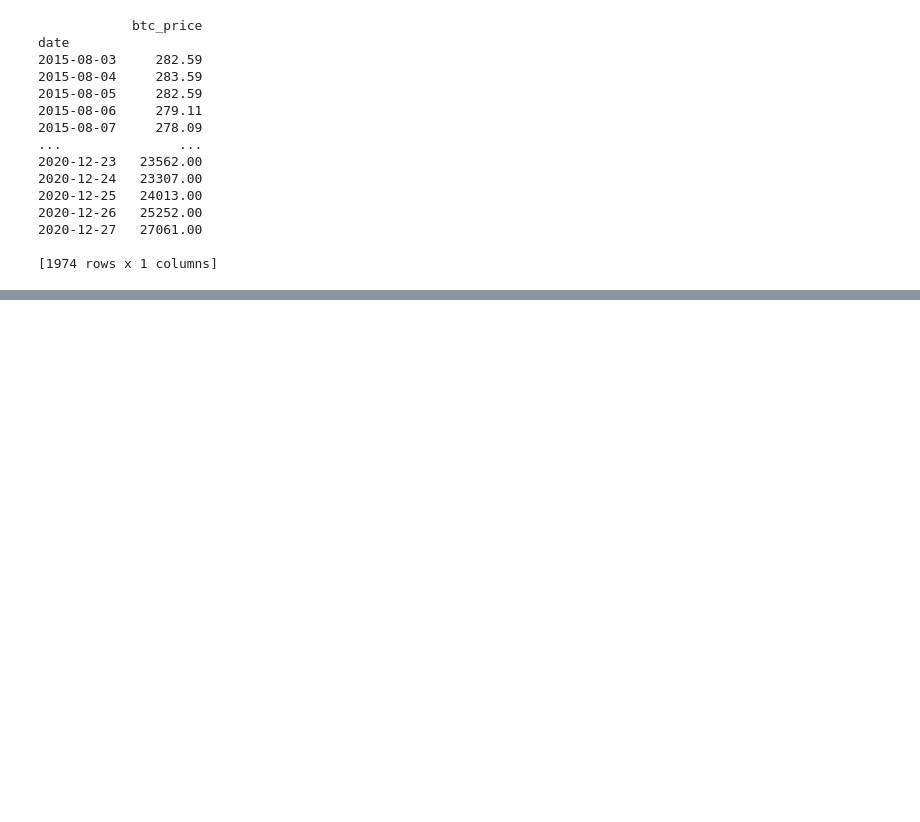
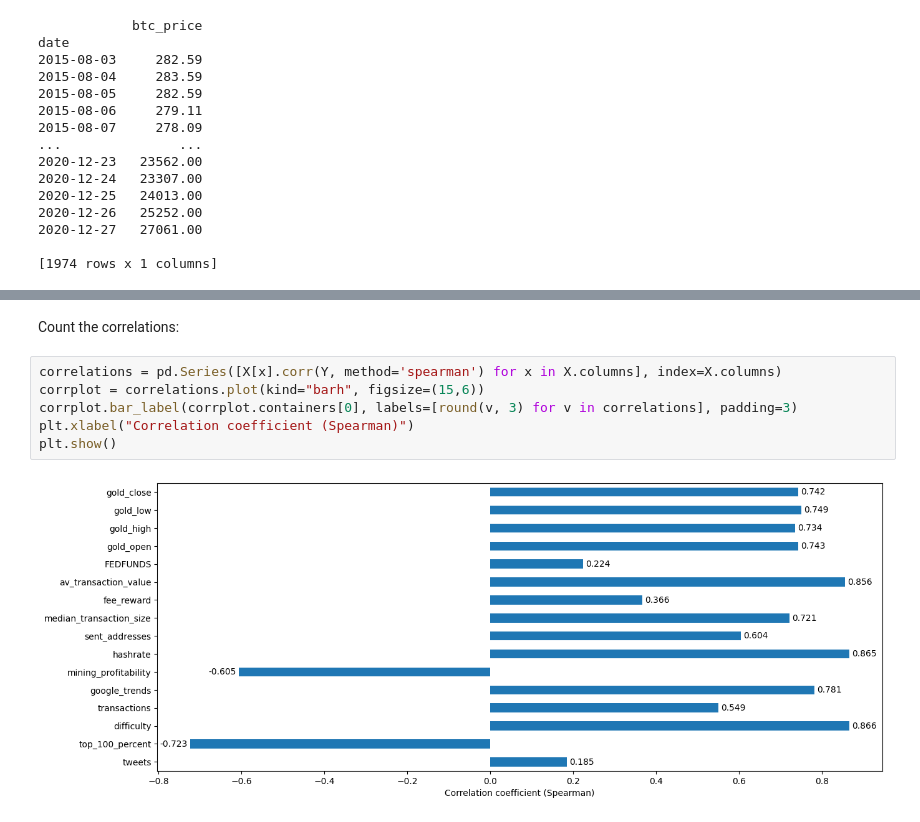
Before and after one commit to jose-fernando-1/Cryptocurrency, a Jupyter notebook: notebooks/Feature Importance.ipynb, the cells around one changed output, grey strips where cells are left out. Cells and saved outputs as stored; diff of their text form; blank space fills up the shorter version.

```diff
--- a/notebooks/Feature Importance.ipynb
+++ b/notebooks/Feature Importance.ipynb
@@ -72,0 +81,10 @@ Y = Y.fillna(Y.median())
+# %% [markdown]
+Count the correlations:
+# %%
+correlations = pd.Series([X[x].corr(Y, method='spearman') for x in X.columns], index=X.columns)
+corrplot = correlations.plot(kind="barh", figsize=(15,6))
+corrplot.bar_label(corrplot.containers[0], labels=[round(v, 3) for v in correlations], padding=3)
+plt.xlabel("Correlation coefficient (Spearman)")
+plt.show()
+# %% [output]
+[figure, added]
```
Also changed, not shown: parts of 3 cells of this notebook.
